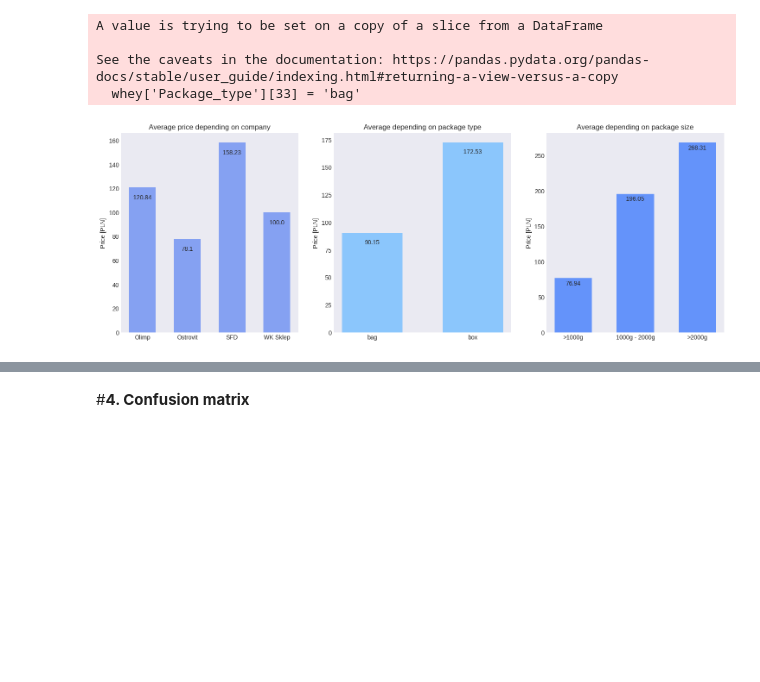
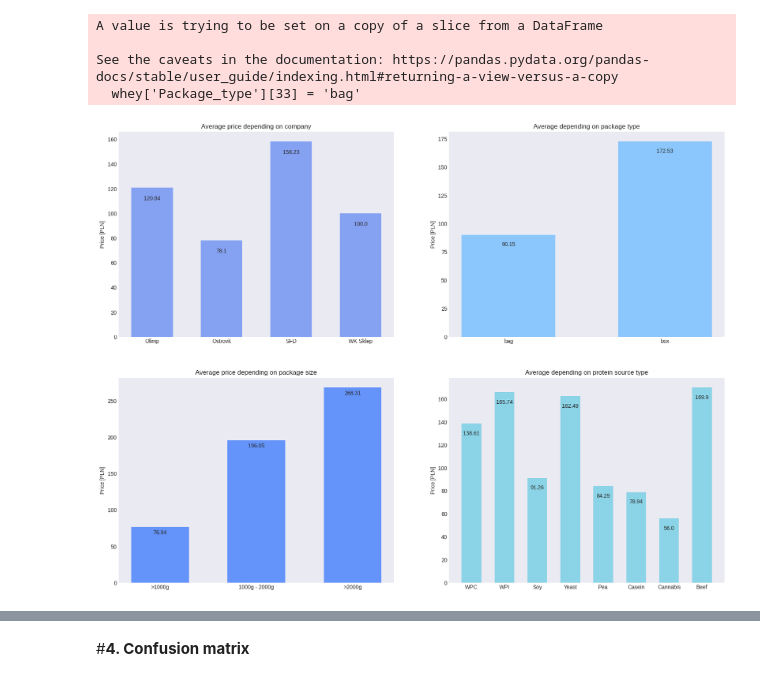
Before and after one commit to KamilShape/whey_analysis, a Jupyter notebook: Whey_analysis.ipynb, the cells around one changed output, grey strips where cells are left out. Drawn from its saved outputs; the diff is of its cells as text; code cells hidden in the pictures; blank space fills up the shorter version.

Commit message:
add charts depending on protein source type

```diff
--- a/Whey_analysis.ipynb
+++ b/Whey_analysis.ipynb
@@ -95,3 +95,15 @@ def add_text(chart, x, y, move_y, angle, move_x = 0,):
     if type(x[i]) != str:
       x_value = x[i] + move_x
     chart.text(x_value, y[i]-move_y, round(y[i], 2), horizontalalignment='center', rotation=angle)
+# %%
+types = ['WPC',	'WPI',	'Soy',	'Yeast',	'Pea',	'Casein',	'Cannabis',	'Beef']
+# %%
+wpc_price = whey[whey['WPC'] > 0 ]['Price'].mean()
+wpi_price = whey[whey['WPI'] > 0 ]['Price'].mean()
+soy_price = whey[whey['Soy'] > 0 ]['Price'].mean()
+yeast_price = whey[whey['Yeast'] > 0 ]['Price'].mean()
+pea_price = whey[whey['Pea'] > 0 ]['Price'].mean()
+casein_price = whey[whey['Casein'] > 0 ]['Price'].mean()
+cannabis_price = whey[whey['Cannabis'] > 0 ]['Price'].mean()
+beef_price = whey[whey['Beef'] > 0 ]['Price'].median()
+type_prices = [wpc_price, wpi_price, soy_price, yeast_price, pea_price, casein_price,cannabis_price, beef_price]
@@ -129,15 +165,17 @@ A value is trying to be set on a copy of a slice from a DataFrame
 See the caveats in the documentation: https://pandas.pydata.org/pandas-docs/stable/user_guide/indexing.html#returning-a-view-versus-a-copy
   whey['Package_type'][33] = 'bag'
 # %%
-fig, ax = plt.subplots(1,3, figsize = (18,6))
+fig, ax = plt.subplots(2,2, figsize = (20,15))
 
-bar_chart(ax[0], whey.groupby('Company')['Price'].mean().index, whey.groupby('Company')['Price'].mean().values, '#85A1F2', 'Average price depending on company', 'Price [PLN]')
-bar_chart(ax[1], whey.groupby('Package_type')['Price'].mean().index, whey.groupby('Package_type')['Price'].mean().values, '#8BC6FC', 'Average depending on package type', 'Price [PLN]')
-bar_chart(ax[2], whey.groupby('Package_category')['Price'].mean().index, whey.groupby('Package_category')['Price'].mean().values, '#6493FA', 'Average depending on package size', 'Price [PLN]')
+bar_chart(ax[0,0], whey.groupby('Company')['Price'].mean().index, whey.groupby('Company')['Price'].mean().values, '#85A1F2', 'Average price depending on company', 'Price [PLN]')
+bar_chart(ax[0,1], whey.groupby('Package_type')['Price'].mean().index, whey.groupby('Package_type')['Price'].mean().values, '#8BC6FC', 'Average depending on package type', 'Price [PLN]')
+bar_chart(ax[1,0], whey.groupby('Package_category')['Price'].mean().index, whey.groupby('Package_category')['Price'].mean().values, '#6493FA', 'Average price depending on package size', 'Price [PLN]')
+bar_chart(ax[1,1], types, type_prices, '#8BD3E6', 'Average depending on protein source type', 'Price [PLN]')
 
-add_text(ax[0], whey.groupby('Company')['Price'].mean().index, whey.groupby('Company')['Price'].mean().values, 10, 0)
-add_text(ax[1], whey.groupby('Package_type')['Price'].mean().index, whey.groupby('Package_type')['Price'].mean().values, 10, 0)
-add_text(ax[2], whey.groupby('Package_category')['Price'].mean().index, whey.groupby('Package_category')['Price'].mean().values, 10, 0)
+add_text(ax[0,0], whey.groupby('Company')['Price'].mean().index, whey.groupby('Company')['Price'].mean().values, 10, 0)
+add_text(ax[0,1], whey.groupby('Package_type')['Price'].mean().index, whey.groupby('Package_type')['Price'].mean().values, 10, 0)
+add_text(ax[1,0], whey.groupby('Package_category')['Price'].mean().index, whey.groupby('Package_category')['Price'].mean().values, 10, 0)
+add_text(ax[1,1], types, type_prices, 10, 0)
 # %% [output]
-[figure, old version]
+[figure, new version]
 # %%
```
Also changed, not shown: parts of 8 cells of this notebook.
